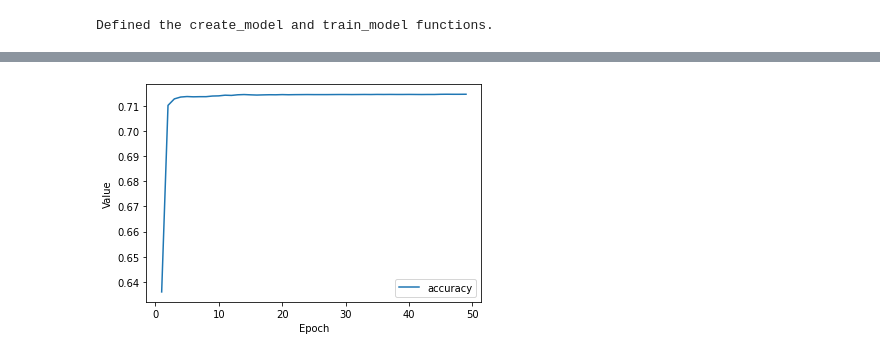
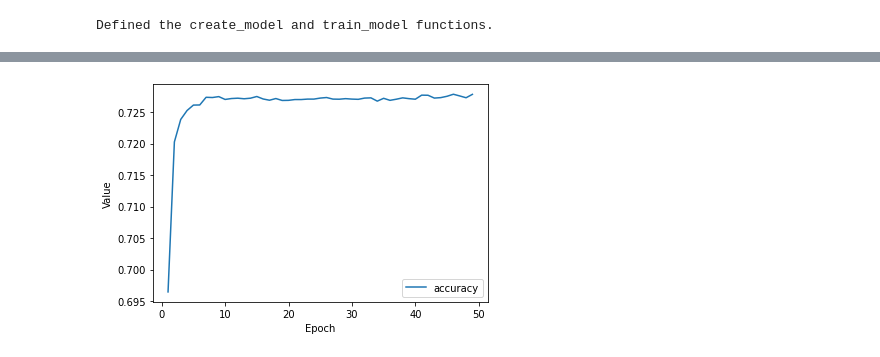
Before and after one commit to reyhanalemmario/bangkit, a Jupyter notebook: first_project.ipynb, the cells around one changed output, grey strips where cells are left out. Drawn from its saved outputs; the diff is of its cells as text; code cells hidden in the pictures.

Commit message:
Add more features and layers to the nn model

```diff
--- a/first_project.ipynb
+++ b/first_project.ipynb
@@ -1111,9 +1111,13 @@ def build_model_NN_classification(my_learning_rate, feature_layer, my_metrics):
                                   name='Hidden1'))
 
   # Define the second hidden layer
-  model.add(tf.keras.layers.Dense(units=6,
+  model.add(tf.keras.layers.Dense(units=8,
                                   activation='relu',
                                   name='Hidden2'))
+   # Define the third hidden layer
+  model.add(tf.keras.layers.Dense(units=8,
+                                  activation='relu',
+                                  name='Hidden3'))
 
   # Define the output layer.
   model.add(tf.keras.layers.Dense(units=1,
@@ -1171,6 +1175,18 @@ ap_hi = tf.feature_column.bucketized_column(ap_hi_as_a_numeric_column,
 print(ap_hi)
 feature_columns_5.append(ap_hi)
 
+# Create a bucket for cholesterol.
+cholesterol_as_a_numeric_column = tf.feature_column.numeric_column("cholesterol")
+cholesterol_boundaries = list(np.arange(int(min(train['cholesterol'])),
+                                     int(max(train['cholesterol'])),
+                                     resolution_in_degrees))
+print("cholesterol")
+print(cholesterol_boundaries)
+cholesterol = tf.feature_column.bucketized_column(cholesterol_as_a_numeric_column,
+                                               cholesterol_boundaries)
+print(cholesterol)
+feature_columns_5.append(cholesterol)
+
 # Create a bucket for ap_lo.
 ap_lo_as_a_numeric_column = tf.feature_column.numeric_column("ap_lo")
 ap_lo_boundaries = list(np.arange(int(min(train['ap_lo'])),
@@ -1184,6 +1200,20 @@ ap_lo = tf.feature_column.bucketized_column(ap_lo_as_a_numeric_column,
 
 print(ap_lo)
 feature_columns_5.append(ap_lo)
+
+# Create a bucket for age.
+age_as_a_numeric_column = tf.feature_column.numeric_column("age")
+age_boundaries = list(np.arange(int(min(train['age'])),
+                                      int(max(train['age'])),
+                                      resolution_in_degrees))
+
+print("age")
+print(age_boundaries)
+age = tf.feature_column.bucketized_column(age_as_a_numeric_column,
+                                                age_boundaries)
+
+print(age)
+feature_columns_5.append(age)
 
 # Create a feature cross of ap_hi and ap_lo.
 hi_x_lo = tf.feature_column.crossed_column([ap_hi, ap_lo], hash_bucket_size=96)
@@ -1227,7 +1263,7 @@ BucketizedColumn(source_column=NumericColumn(key='BMI', shape=(1,), default_valu
 # The following variables are the hyperparameters.
 learning_rate = 0.0001
 epochs = 50
-batch_size = 100
+batch_size = 200
 label_name = "cardio"
 # classification_threshold = 0.6
 
@@ -1268 +1304 @@ Epoch 50/50
-[figure, old version]
+[figure, new version]
```
Also changed, not shown: parts of 21 cells of this notebook.
